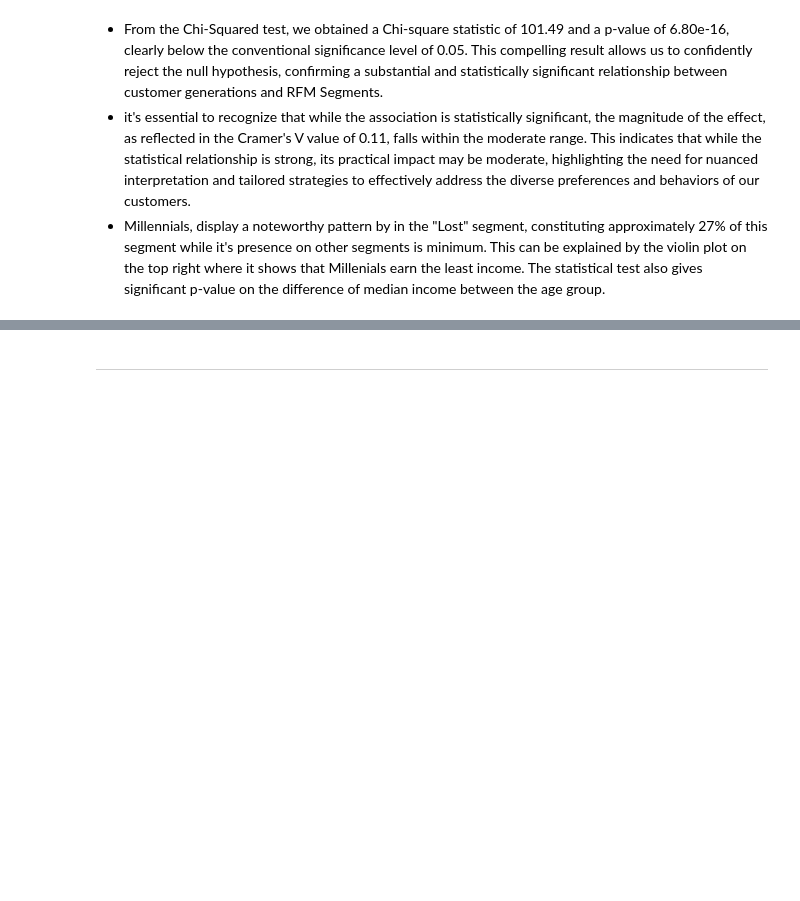
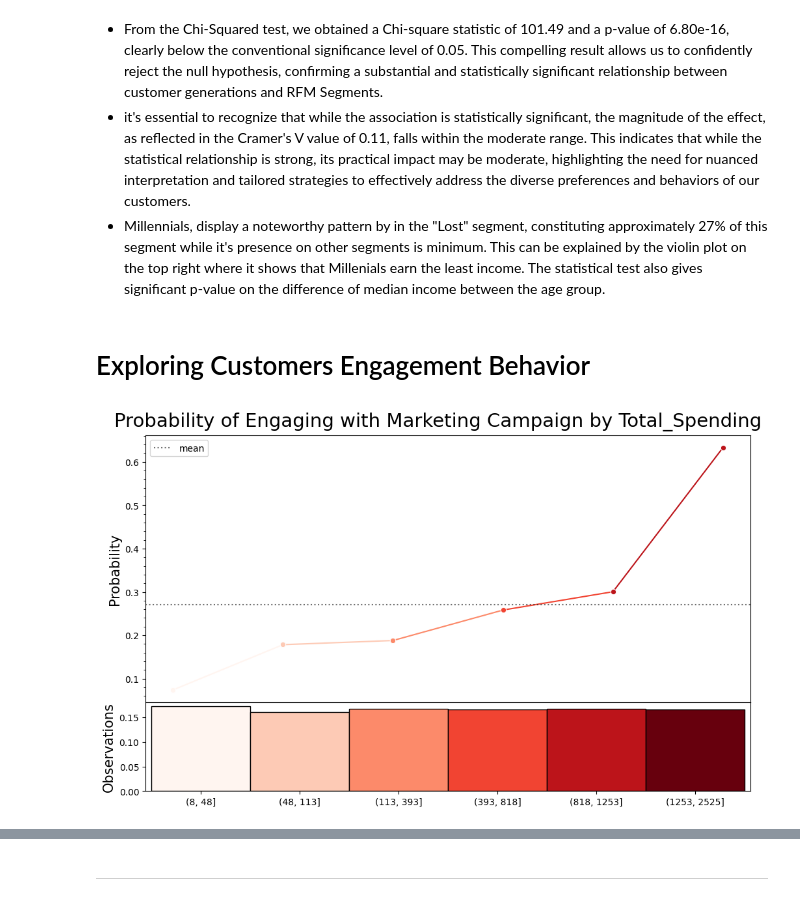
Before and after one commit to ramdhanhdy/DS_Project, a Jupyter notebook: Optimizing Customer Segmentation/RFM Analysis.ipynb, the cells around one changed output, grey strips where cells are left out. Saved outputs shown, nothing was run; the diff lists cells and outputs as text; code cells hidden in the pictures; blank space fills up the shorter version.

```diff
--- a/Optimizing Customer Segmentation/RFM Analysis.ipynb
+++ b/Optimizing Customer Segmentation/RFM Analysis.ipynb
@@ -642,3 +709,5 @@ robjects.r('ggsave("figures/p_123.png", p_123, width=48, height=32, units="cm")'
 - From the Chi-Squared test, we obtained a Chi-square statistic of 101.49 and a p-value of 6.80e-16, clearly below the conventional significance level of 0.05. This compelling result allows us to confidently reject the null hypothesis, confirming a substantial and statistically significant relationship between customer generations and RFM Segments.
 -  it's essential to recognize that while the association is statistically significant, the magnitude of the effect, as reflected in the Cramer's V value of 0.11, falls within the moderate range. This indicates that while the statistical relationship is strong, its practical impact may be moderate, highlighting the need for nuanced interpretation and tailored strategies to effectively address the diverse preferences and behaviors of our customers.
 - Millennials, display a noteworthy pattern by  in the "Lost" segment, constituting approximately 27% of this segment while it's presence on other segments is minimum. This can be explained by the violin plot on the top right where it shows that Millenials earn the least income. The statistical test also gives significant p-value on the difference of median income between the age group.
+# %% [markdown]
+# Exploring Customers Engagement Behavior
@@ -644,0 +968,8 @@ robjects.r('ggsave("figures/p_123.png", p_123, width=48, height=32, units="cm")'
+# %%
+plot_prob_progression(df['Total_Spending'],
+                      df['AcceptedAnyCmp'],
+                      x_intervals=6, use_quartiles=True,  mean_line=True,
+                      title='Probability of Engaging with Marketing Campaign by Total_Spending',
+                      color='Reds')
+# %% [output]
+[figure, added]
```
Also changed, not shown: parts of 17 cells of this notebook.
